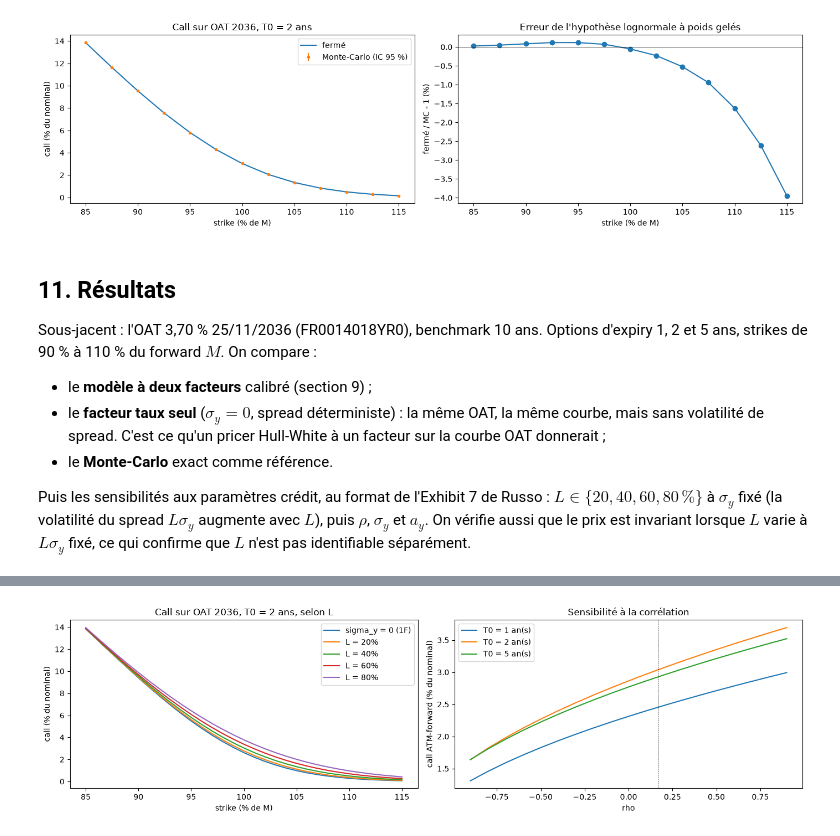
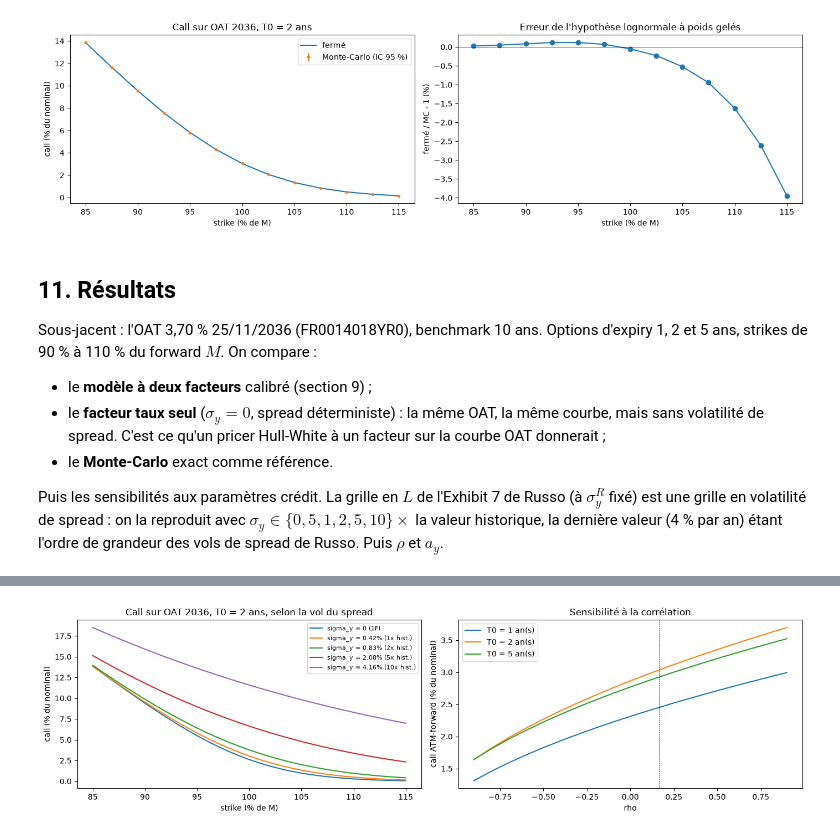
Before and after one commit to alexisdantzikian/BondOptionPricer, a Jupyter notebook: main/oat_option_pricer.ipynb, the cells around one changed output, grey strips where cells are left out. Saved outputs shown, nothing was run; the diff lists cells and outputs as text; code cells hidden in the pictures.

Commit message:
Notebook : suppression du paramètre L, le second facteur est directement le spread
Co-Authored-By: Claude Fable 5.1 <noreply@anthropic.com>

```diff
--- a/main/oat_option_pricer.ipynb
+++ b/main/oat_option_pricer.ipynb
@@ -979,5 +995,5 @@ class hw2f_model:
 # %%
-p_test = params(a_x=A_X, s_x=S_X, a_y=0.25, s_y=0.10, rho=-0.3, L=0.4)
+p_test = params(a_x=A_X, s_x=S_X, a_y=0.25, s_y=0.02, rho=-0.3)      # paramètres crédit provisoires (calibrés en section 9)
 m2 = hw2f_model(curve, risky, p_test)
 T = np.array([1, 2, 5, 10, 20, 30.0]); h = 1e-6
 
@@ -986,7 +1002,7 @@ print("recalage : max |Pbar(0,T,0,0) - Pbar^M(0,T)| =", f"{np.max(np.abs(m2.Pbar
 dx = -(np.log(m2.Pbar(1, T + 1, h, 0)) - np.log(m2.Pbar(1, T + 1, -h, 0))) / (2 * h)
 dy = -(np.log(m2.Pbar(1, T + 1, 0, h)) - np.log(m2.Pbar(1, T + 1, 0, -h))) / (2 * h)
 print("-dlogPbar/dx vs H_x : max écart =", f"{np.max(np.abs(dx - H(p_test.a_x, 1, T + 1))):.1e}",
-      "   -dlogPbar/dy vs L H_y : max écart =", f"{np.max(np.abs(dy - p_test.L * H(p_test.a_y, 1, T + 1))):.1e}")
+      "   -dlogPbar/dy vs H_y : max écart =", f"{np.max(np.abs(dy - H(p_test.a_y, 1, T + 1))):.1e}")
 
 # --- 2. alpha_bar (éq. 15) vs dérivée de -log Pbar^M + V_bar/2
 ab_fd = -(np.log(risky.df(T + h)) - np.log(risky.df(T - h))) / (2 * h) + (m2.V_bar(0, T + h) - m2.V_bar(0, T - h)) / (4 * h)
@@ -994,12 +1010,12 @@ print("alpha_bar (éq. 15) vs d/dT[-log Pbar^M + V_bar/2] : max écart =", f"{np
 print(pd.DataFrame({"t": T, "alpha_bar - alpha (bp)": (m2.alpha_bar(T) - m2.rf.alpha(T)) * 1e4, "spread forward marché (bp)": (risky.fwd(T) - curve.fwd(T)) * 1e4})
       .set_index("t").T.round(1).to_string())
 
-# --- 3. Sigma_B : fermé vs quadrature, décomposition, limite L -> 0
+# --- 3. Sigma_B : fermé vs quadrature, décomposition, limite sigma_y -> 0
 print(f"\nSigma_B(0, 5, OAT 2036) : fermé = {m2.sigma_B(0, 5, oat10):.8f}   quadrature (Russo éq. 47) = {m2.sigma_B_quad(0, 5, oat10):.8f}")
 parts = m2.sigma_B2_parts(0, 5, oat10)
 print(f"décomposition de Sigma_B^2 : taux = {parts[0]:.6f}   crédit = {parts[1]:.6f}   croisé = {parts[2]:+.6f}")
-m2_L0 = hw2f_model(curve, curve, replace(p_test, L=0.0))                 # L = 0 sur la courbe sans risque = section 5
-print(f"L -> 0 : Sigma_B 2F = {m2_L0.sigma_B(0, 5, oat10):.8f}   Sigma_B 1F = {hw1f_model(curve, A_X, S_X).sigma_B(0, 5, oat10):.8f}"
+m2_L0 = hw2f_model(curve, curve, replace(p_test, s_y=1e-12))             # sigma_y = 0 sur la courbe sans risque = section 5
+print(f"sigma_y -> 0 : Sigma_B 2F = {m2_L0.sigma_B(0, 5, oat10):.8f}   Sigma_B 1F = {hw1f_model(curve, A_X, S_X).sigma_B(0, 5, oat10):.8f}"
       f"   Pbar 2F = {m2_L0.Pbar(0, 10, 0, 0):.8f}   P 1F = {curve.df(10):.8f}")
 Dx, Dy = m2.durations(0, oat10, 0, 0)
 print(f"\nOAT 2036 : prix = {m2.bond_price(0, oat10, 0, 0) * 100:.3f} (marché dirty {oat['dirty'][oat['isin'] == 'FR0014018YR0'].iloc[0]:.3f})   D_x = {Dx:.3f}   D_y = {Dy:.3f}")
@@ -1117,8 +1133,8 @@ def forward_M(m, t, T0, bd, x=0.0, y=0.0):
     mu_x, mu_y = forward_means(m, t, T0, x, y)
     A = m.Pbar(T0, bd.T, 0.0, 0.0)                                       # partie déterministe de Pbar(T0, Ti)
     Hx, Hy = H(p.a_x, T0, bd.T), H(p.a_y, T0, bd.T)
-    var = Hx**2 * var_factor(p.a_x, p.s_x, t, T0) + p.L**2 * Hy**2 * var_factor(p.a_y, p.s_y, t, T0) + 2 * p.L * Hx * Hy * cov_xy(p, t, T0)
-    return np.sum(bd.K * A * np.exp(-Hx * mu_x - p.L * Hy * mu_y + 0.5 * var))
+    var = Hx**2 * var_factor(p.a_x, p.s_x, t, T0) + Hy**2 * var_factor(p.a_y, p.s_y, t, T0) + 2 * Hx * Hy * cov_xy(p, t, T0)
+    return np.sum(bd.K * A * np.exp(-Hx * mu_x - Hy * mu_y + 0.5 * var))
 
 def oat_option(m, t, T0, bd, X, x=0.0, y=0.0, call=True):
     """C = P(t,T0) [M Phi(d1) - X Phi(d2)] ; put par parité."""
@@ -1392,7 +1407,7 @@ class hw2f_mc:
         p, self.m, self.T0 = m.p, m, T0
         vx, vy = var_factor(p.a_x, p.s_x, 0, T0), var_factor(p.a_y, p.s_y, 0, T0)
         cxy = cov_xy(p, 0, T0)
-        Vx, Vy, Vxy = V(p.a_x, p.s_x, 0, T0), V(p.a_y, p.s_y, 0, T0), V_xy(p, 0, T0) / (2 * p.L) if p.L > 0 else V_xy(replace(p, L=1.0), 0, T0) / 2
+        Vx, Vy, Vxy = V(p.a_x, p.s_x, 0, T0), V(p.a_y, p.s_y, 0, T0), V_xy(p, 0, T0) / 2
         c_x_Ix, c_y_Iy = cov_factor_int(p.a_x, p.s_x, 0, T0), cov_factor_int(p.a_y, p.s_y, 0, T0)
         c_y_Ix, c_x_Iy = cov_cross_int(p, 0, T0), cov_cross_int(swap_xy(p), 0, T0)
         self.cov = np.array([[vx,     cxy,    c_x_Ix, c_x_Iy],
@@ -1404,7 +1419,7 @@ class hw2f_mc:
         Z = Lc @ np.concatenate([g, -g], axis=1)                       # antithétiques
         self.x, self.y, self.Ix, self.Iy = Z
         self.disc = m.rf.curve.df(T0) * np.exp(-0.5 * V(p.a_x, p.s_x, 0, T0)) * np.exp(-self.Ix)          # e^{-int r} = e^{-int alpha} e^{-I_x}
-        self.disc_bar = m.risky.df(T0) * np.exp(-0.5 * m.V_bar(0, T0)) * np.exp(-self.Ix - p.L * self.Iy)  # e^{-int r_bar}
+        self.disc_bar = m.risky.df(T0) * np.exp(-0.5 * m.V_bar(0, T0)) * np.exp(-self.Ix - self.Iy)        # e^{-int r_bar}
 
     def bond(self, bd):
         bd = bd.after(self.T0)
@@ -1484,10 +1499,10 @@ strikes de 90 % à 110 % du forward $M$. On compare :
   volatilité de spread. C'est ce qu'un pricer Hull-White à un facteur sur la courbe OAT donnerait ;
 - le **Monte-Carlo** exact comme référence.
 
-Puis les sensibilités aux paramètres crédit, au format de l'Exhibit 7 de Russo : $L \in \{20, 40, 60, 80\,\%\}$
-à $\sigma_y$ fixé (la volatilité du spread $L\sigma_y$ augmente avec $L$), puis $\rho$, $\sigma_y$ et $a_y$.
-On vérifie aussi que le prix est invariant lorsque $L$ varie à $L\sigma_y$ fixé, ce qui confirme que $L$
-n'est pas identifiable séparément.
+Puis les sensibilités aux paramètres crédit. La grille en $L$ de l'Exhibit 7 de Russo (à $\sigma_y^{R}$ fixé)
+est une grille en volatilité de spread : on la reproduit avec $\sigma_y \in \{0{,}5, 1, 2, 5, 10\} \times$ la
+valeur historique, la dernière valeur (4 % par an) étant l'ordre de grandeur des vols de spread de Russo.
+Puis $\rho$ et $a_y$.
 # %%
 m_1f = hw2f_model(curve, risky, replace(p_cal, s_y=1e-12))
 print(f"OAT 2036 : prix dirty = {m_cal.bond_price(0, oat10, 0, 0) * 100:.3f}   D_x = {m_cal.durations(0, oat10, 0, 0)[0]:.3f}   D_y = {m_cal.durations(0, oat10, 0, 0)[1]:.3f}\n")
@@ -1532,22 +1547,21 @@ décomposition de la variance Sigma_B^2 (poids gelés) :
 T0 = 2.0
 M = m_cal.forward_M(0, T0, oat10)
 
-# --- 1. L à sigma_y fixé (format Exhibit 7 de Russo) et à L sigma_y fixé
-print(f"sensibilité à L (T0 = {T0:.0f} ans, strikes en % de M à L = 40 %, prix en % du nominal) :")
+# --- 1. volatilité du spread (équivalent de la grille en L de l'Exhibit 7 de Russo)
+print(f"sensibilité à sigma_y (T0 = {T0:.0f} ans, strikes en % de M du cas central, prix en % du nominal) :")
 rows = []
-for L in [0.2, 0.4, 0.6, 0.8]:
-    mL = hw2f_model(curve, risky, replace(p_cal, L=L))
-    mL_fix = hw2f_model(curve, risky, replace(p_cal, L=L, s_y=p_cal.s_y * p_cal.L / L))          # L sigma_y constant
-    rows.append({"L": f"{L:.0%}", "L sigma_y": L * p_cal.s_y, "M": mL.forward_M(0, T0, oat10) * 100, "Sigma_B": mL.sigma_B(0, T0, oat10),
-                 "call 100%": mL.option(0, T0, oat10, M) * 100, "put 100%": mL.option(0, T0, oat10, M, call=False) * 100,
-                 "call 95%": mL.option(0, T0, oat10, 0.95 * M) * 100, "put 105%": mL.option(0, T0, oat10, 1.05 * M, call=False) * 100,
-                 "call 100% (L sigma_y fixé)": mL_fix.option(0, T0, oat10, M) * 100})
-print(pd.DataFrame(rows).round(4).to_string(index=False))
+for k in [0.5, 1, 2, 5, 10]:
+    mk = hw2f_model(curve, risky, replace(p_cal, s_y=p_cal.s_y * k))
+    parts = mk.sigma_B2_parts(0, T0, oat10)
+    rows.append({"sigma_y": p_cal.s_y * k, "x hist.": k, "M": mk.forward_M(0, T0, oat10) * 100, "Sigma_B": np.sqrt(sum(parts)), "part crédit": parts[1] / sum(parts),
+                 "call 100%": mk.option(0, T0, oat10, M) * 100, "put 100%": mk.option(0, T0, oat10, M, call=False) * 100,
+                 "call 95%": mk.option(0, T0, oat10, 0.95 * M) * 100, "put 105%": mk.option(0, T0, oat10, 1.05 * M, call=False) * 100})
+print(pd.DataFrame(rows).round({"sigma_y": 4, "M": 4, "Sigma_B": 4, "part crédit": 3, "call 100%": 4, "put 100%": 4, "call 95%": 4, "put 105%": 4}).to_string(index=False))
 
-# --- 2. rho, sigma_y, a_y
-print(f"\nsensibilité à rho, sigma_y, a_y (T0 = {T0:.0f} ans, call ATM-forward à X = M du cas central) :")
+# --- 2. rho, a_y
+print(f"\nsensibilité à rho et a_y (T0 = {T0:.0f} ans, call ATM-forward à X = M du cas central) :")
 rows = []
-for nom, kw in [("rho", {"rho": r}) for r in [-0.6, -0.3, 0.0, 0.3, 0.6]] + [("sigma_y", {"s_y": p_cal.s_y * k}) for k in [0.5, 1, 2]] + [("a_y", {"a_y": a}) for a in [0.05, 0.25, 0.5, 1.0]]:
+for nom, kw in [("rho", {"rho": r}) for r in [-0.6, -0.3, 0.0, 0.3, 0.6]] + [("a_y", {"a_y": a}) for a in [0.05, 0.25, 0.5, 1.0]]:
     mk = hw2f_model(curve, risky, replace(p_cal, **kw))
     parts = mk.sigma_B2_parts(0, T0, oat10)
     rows.append({"paramètre": nom, "valeur": list(kw.values())[0], "M": mk.forward_M(0, T0, oat10) * 100, "Sigma_B": np.sqrt(sum(parts)), "part croisée": parts[2] / sum(parts),
@@ -1556,10 +1570,10 @@ print(pd.DataFrame(rows).round({"valeur": 4, "M": 4, "Sigma_B": 4, "part croisé
 
 fig, ax = plt.subplots(1, 2, figsize=(14, 4))
 ks = np.linspace(0.85, 1.15, 31)
-for L in [0.0, 0.2, 0.4, 0.6, 0.8]:
-    mL = hw2f_model(curve, risky, replace(p_cal, L=L)) if L > 0 else m_1f
-    ax[0].plot(ks * 100, [mL.option(0, T0, oat10, k * M) * 100 for k in ks], label=f"L = {L:.0%}" if L > 0 else "sigma_y = 0 (1F)")
-ax[0].set_xlabel("strike (% de M)"); ax[0].set_ylabel("call (% du nominal)"); ax[0].legend(); ax[0].set_title(f"Call sur OAT 2036, T0 = {T0:.0f} ans, selon L")
+for k in [0, 1, 2, 5, 10]:
+    mk = hw2f_model(curve, risky, replace(p_cal, s_y=p_cal.s_y * k)) if k > 0 else m_1f
+    ax[0].plot(ks * 100, [mk.option(0, T0, oat10, kk * M) * 100 for kk in ks], label=f"sigma_y = {p_cal.s_y * k:.2%} ({k}x hist.)" if k > 0 else "sigma_y = 0 (1F)")
+ax[0].set_xlabel("strike (% de M)"); ax[0].set_ylabel("call (% du nominal)"); ax[0].legend(fontsize=8); ax[0].set_title(f"Call sur OAT 2036, T0 = {T0:.0f} ans, selon la vol du spread")
 rhos = np.linspace(-0.9, 0.9, 19)
 for T0_ in [1.0, 2.0, 5.0]:
     M_ = m_cal.forward_M(0, T0_, oat10)
@@ -1587,4 +1603,4 @@ paramètre  valeur       M  Sigma_B  part croisée   call    put
-[figure, old version]
+[figure, new version]
 # %% [markdown]
 ### Lecture des résultats
 
```
Also changed, not shown: parts of 16 cells of this notebook.
